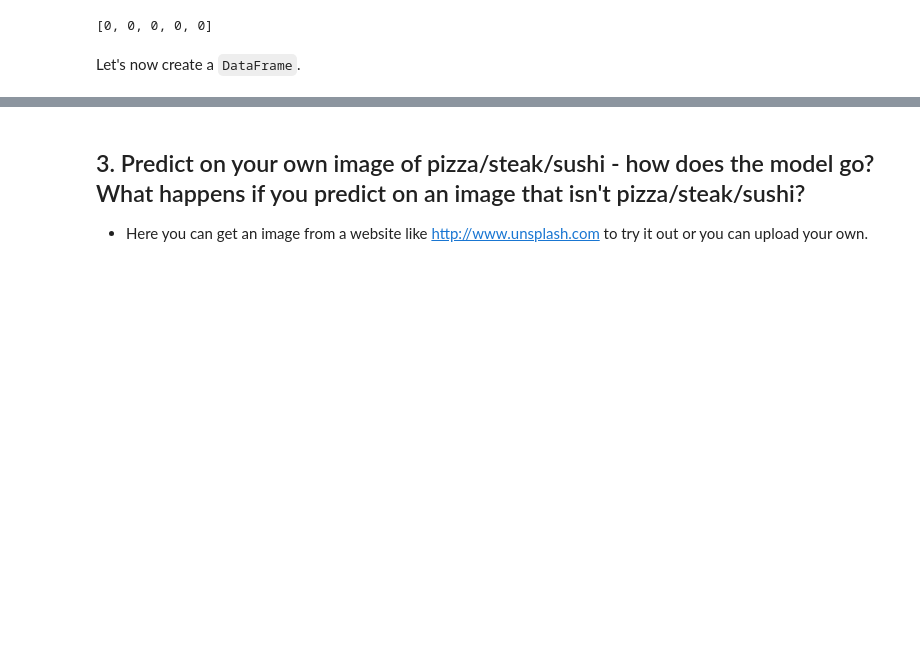
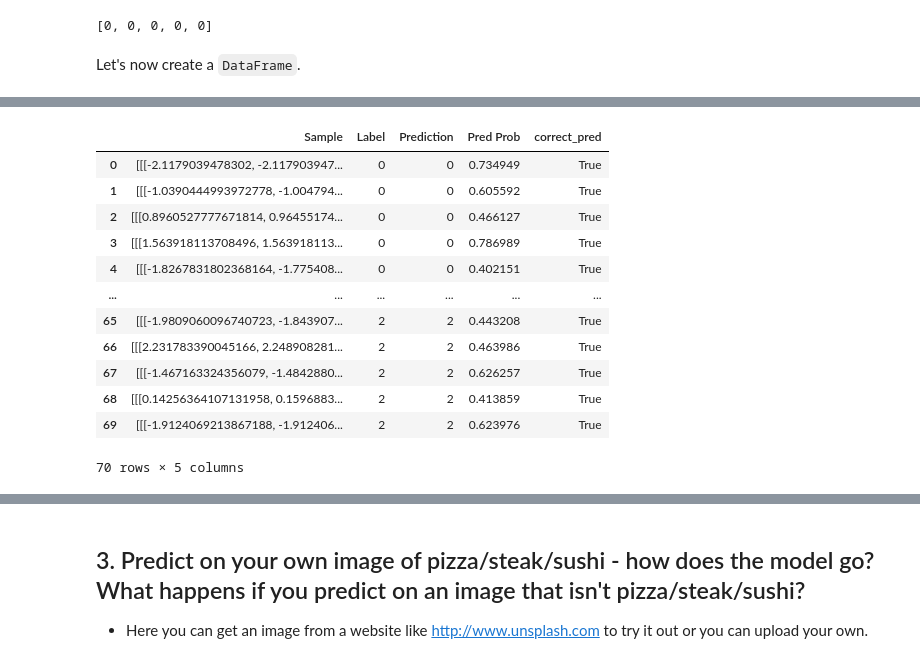
Before and after one commit to aRod209/pytorch-for-deep-learning, a Jupyter notebook: exercises/06_pytorch_transfer_learning_exercises.ipynb, the cells around one changed output, grey strips where cells are left out. Saved outputs shown, nothing was run; the diff lists cells and outputs as text; code cells hidden in the pictures; blank space fills up the shorter version.

```diff
--- a/exercises/06_pytorch_transfer_learning_exercises.ipynb
+++ b/exercises/06_pytorch_transfer_learning_exercises.ipynb
@@ -326,0 +364,16 @@ Let's now create a `DataFrame`.
+# %%
+df[:-5]
+# %% [output]
+|  | Sample | Label | Prediction | Pred Prob | correct_pred |
+| 0 | [[[-2.1179039478302, -2.117903947... | 0 | 0 | 0.734949 | True |
+| 1 | [[[-1.0390444993972778, -1.004794... | 0 | 0 | 0.605592 | True |
+| 2 | [[[0.8960527777671814, 0.96455174... | 0 | 0 | 0.466127 | True |
+| 3 | [[[1.563918113708496, 1.563918113... | 0 | 0 | 0.786989 | True |
+| 4 | [[[-1.8267831802368164, -1.775408... | 0 | 0 | 0.402151 | True |
+| ... | ... | ... | ... | ... | ... |
+| 65 | [[[-1.9809060096740723, -1.843907... | 2 | 2 | 0.443208 | True |
+| 66 | [[[2.231783390045166, 2.248908281... | 2 | 2 | 0.463986 | True |
+| 67 | [[[-1.467163324356079, -1.4842880... | 2 | 2 | 0.626257 | True |
+| 68 | [[[0.14256364107131958, 0.1596883... | 2 | 2 | 0.413859 | True |
+| 69 | [[[-1.9124069213867188, -1.912406... | 2 | 2 | 0.623976 | True |
+70 rows × 5 columns
```
Also changed, not shown: parts of 8 cells of this notebook.
